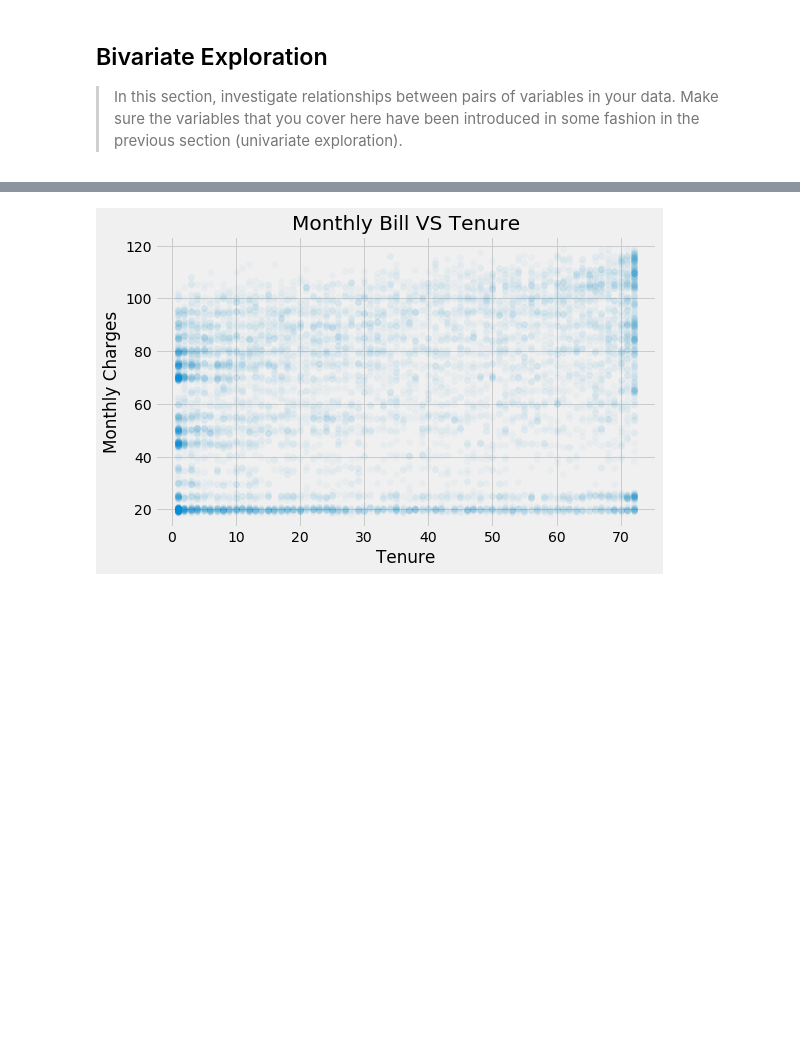
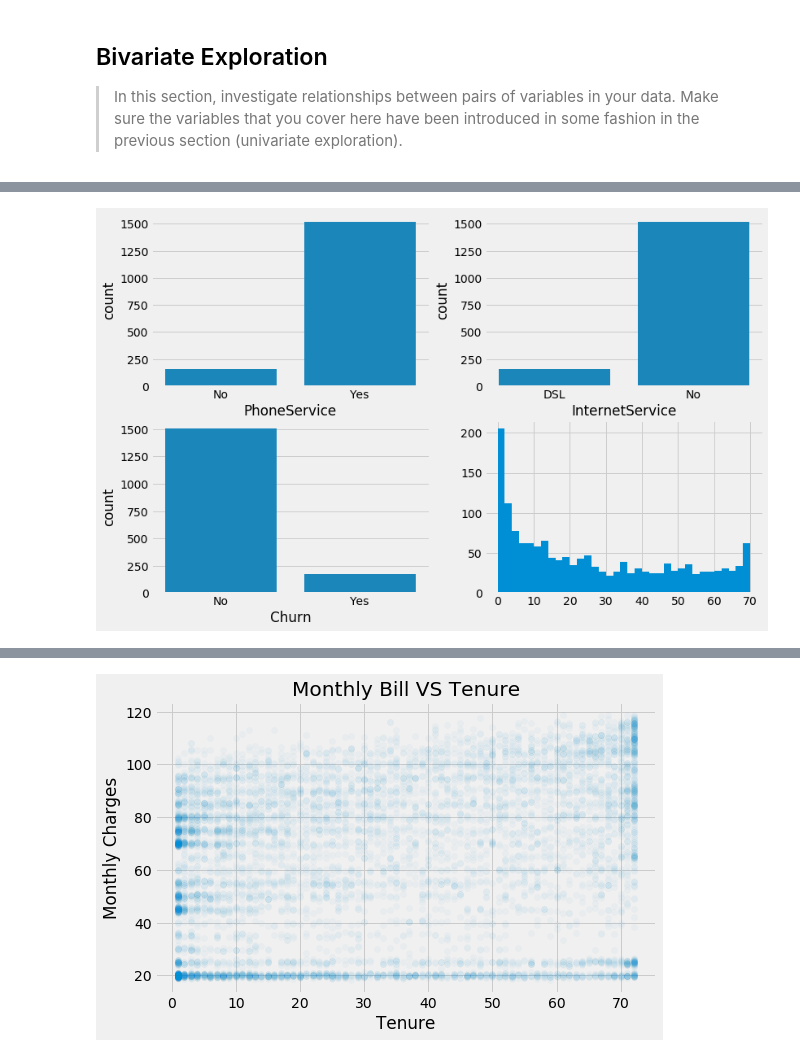
Before and after one commit to ashannon828/communicating_data_findings, a Jupyter notebook: exploration_template.ipynb, the cells around one changed output, grey strips where cells are left out. Saved outputs shown, nothing was run; the diff lists cells and outputs as text; code cells hidden in the pictures; blank space fills up the shorter version.

```diff
--- a/exploration_template.ipynb
+++ b/exploration_template.ipynb
@@ -347,0 +255,17 @@ Name: Churn, Length: 7032, dtype: bool
+# %%
+def plot_matrix(mask):
+    '''Function to plot a 2x2 subplot for specified mask'''
+    color = sns.color_palette()[0]
+    mask = mask
+    bins = np.arange(0, df[mask].tenure.max(), 2)
+    fig, ax = plt.subplots(nrows=2, ncols=2, figsize = [12, 8])
+    sns.countplot(data=df[mask], x='PhoneService', color=color, ax=ax[0, 0])
+    sns.countplot(data=df[mask], x='InternetService', color=color, ax=ax[0, 1])
+    sns.countplot(data=df[mask], x='Churn', color=color, ax=ax[1,0])
+    ax[1,1].hist(data=df[mask], x='tenure', bins=bins, color=color);
+# %%
+monthly_bill = df['monthly_bins'] == 'Low'
+
+plot_matrix(monthly_bill)
+# %% [output]
+[figure, added]
```
Also changed, not shown: parts of 45 cells of this notebook.
